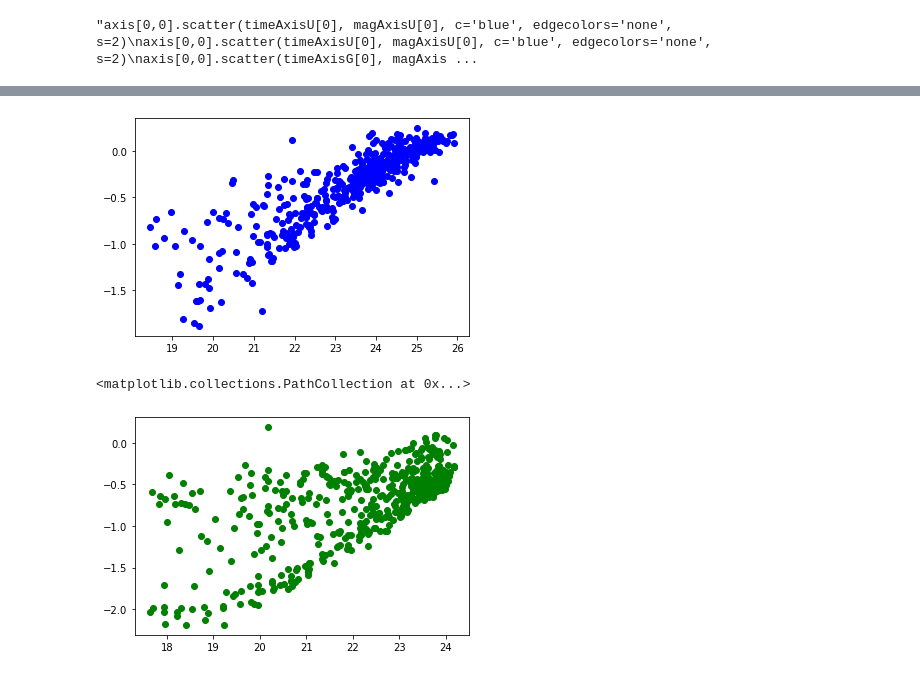
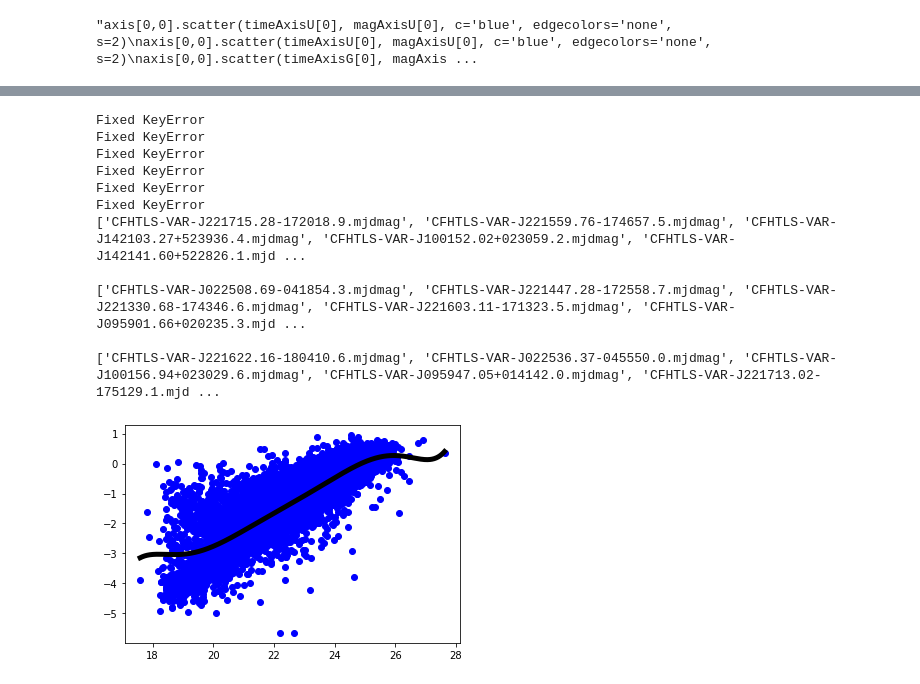
Before and after one commit to arjunshriv/Science-Internsip-Program-, a Jupyter notebook: SIP_RMS_AND_MOVING_MEDIAN.ipynb, the cells around one changed output, grey strips where cells are left out. Drawn from its saved outputs; the diff is of its cells as text; code cells hidden in the pictures.

```diff
--- a/SIP_RMS_AND_MOVING_MEDIAN.ipynb
+++ b/SIP_RMS_AND_MOVING_MEDIAN.ipynb
@@ -748,6 +689,13 @@ plt.show()"""
 # %%
 AllData = list(zip(my_files, U_M, U_RMS, U_logRMS, G_M, G_RMS, G_logRMS, R_M, R_RMS, R_logRMS))
 df = pd.DataFrame(data = AllData, columns=['Object', 'Median U Mag', 'Median U RMS', 'log Median U RMS', 'Median G Mag', 'Median G RMS', 'log Median G RMS', 'Median R Mag', 'Median R RMS', 'log Median R RMS'])
+
+df.replace([np.inf, -np.inf], np.nan, inplace=True)
+
+# Dropping all the rows with nan values
+df.dropna(inplace=True)
+
+
 df
 # %% [output]
 |  | Object | Median U Mag | Median U RMS | log Median U RMS | Median G Mag | Median G RMS | log Median G RMS | ... |
@@ -766,14 +714,71 @@ df
+# %%
+def model(x, a, b, c, d, e, f, g, h, i):
+    y = a*pow(x,8) + b*pow(x,7) + c*pow(x,6) + d*pow(x,5) + e*pow(x, 4) + f*pow(x,3) + g*x*x + h*x + i
+    return y
+#def model (x, a, b):
 # %%
-plt.scatter(U_M,  U_logRMS, c = 'b')
+Ux = list(df["Median U Mag"])
 
+Uy = list(df["log Median U RMS"])
+
+#print(len(U_logRMS), len(U_M), len(df["Object"]))
+plt.scatter(Ux, Uy, c='b')
+
+par, cov = fitter.curve_fit(model, Ux, Uy, p0=None, sigma=None)
+xBlue = np.arange(min(Ux), max(Ux), 0.01)
+
+plt.plot(xBlue,model(xBlue, *par),c = 'black', linewidth = 5)
 
 bMarginal = []
 bIntermediate = []
 bExtreme = []
+
+for i in range(len(df["Object"])):
+
+    diff = Uy[i] - model(Ux[i], *par)
+
+    if(np.log10(2) <=diff <=np.log10(3)):
+        try:
+            bMarginal.append(df["Object"][i])
+
+            #print(i)
+        except KeyError as ke:
+            print("Fixed KeyError")
+            continue
+
+
+    elif(np.log10(3) <=diff <=np.log10(5)):
+        try:
+             bIntermediate.append(df["Object"][i])
+
+            #print(i)
+        except KeyError as ke:
+            print("Fixed KeyError")
+            continue
+
+    elif(np.log10(5) <=diff):
+        try:
+             bExtreme.append(df["Object"][i])
+
+            #print(i)
+        except KeyError as ke:
+            print("Fixed KeyError")
+            continue
+
+
+print(bMarginal, "\n")
+print(bIntermediate, "\n")
+print(bExtreme)
 # %% [output]
+Fixed KeyError
+Fixed KeyError
+Fixed KeyError
+Fixed KeyError
+Fixed KeyError
+Fixed KeyError
+['CFHTLS-VAR-J221715.28-172018.9.mjdmag', 'CFHTLS-VAR-J221559.76-174657.5.mjdmag', 'CFHTLS-VAR-J142103.27+523936.4.mjdmag', 'CFHTLS-VAR-J100152.02+023059.2.mjdmag', 'CFHTLS-VAR-J142141.60+522826.1.mjd ...
+
+['CFHTLS-VAR-J022508.69-041854.3.mjdmag', 'CFHTLS-VAR-J221447.28-172558.7.mjdmag', 'CFHTLS-VAR-J221330.68-174346.6.mjdmag', 'CFHTLS-VAR-J221603.11-171323.5.mjdmag', 'CFHTLS-VAR-J095901.66+020235.3.mjd ...
+
+['CFHTLS-VAR-J221622.16-180410.6.mjdmag', 'CFHTLS-VAR-J022536.37-045550.0.mjdmag', 'CFHTLS-VAR-J100156.94+023029.6.mjdmag', 'CFHTLS-VAR-J095947.05+014142.0.mjdmag', 'CFHTLS-VAR-J221713.02-175129.1.mjd ...
-[figure, old version]
+[figure, new version]
-# %%
-plt.scatter(G_M,G_logRMS, c = 'g')
-# %% [output]
-<matplotlib.collections.PathCollection at 0x...>
-[figure, removed]
```
Also changed, not shown: parts of 18 cells of this notebook, 1 other file.
